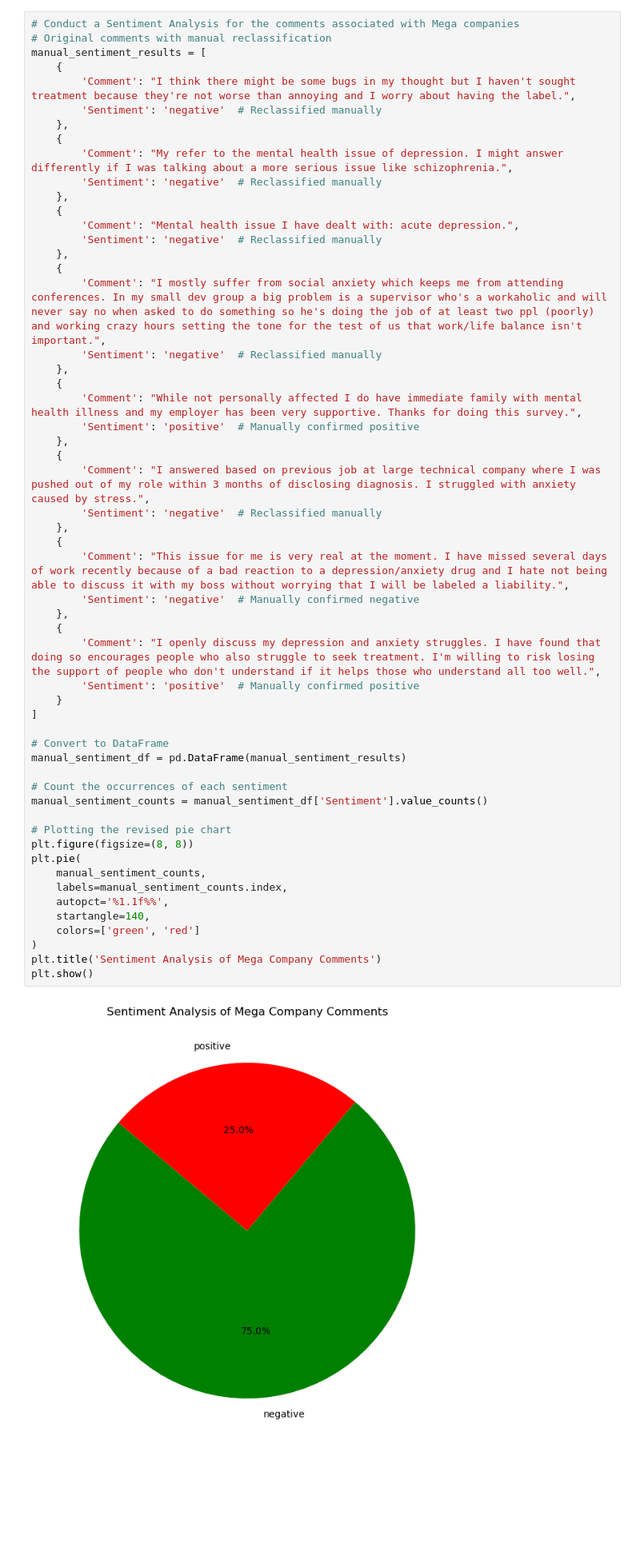
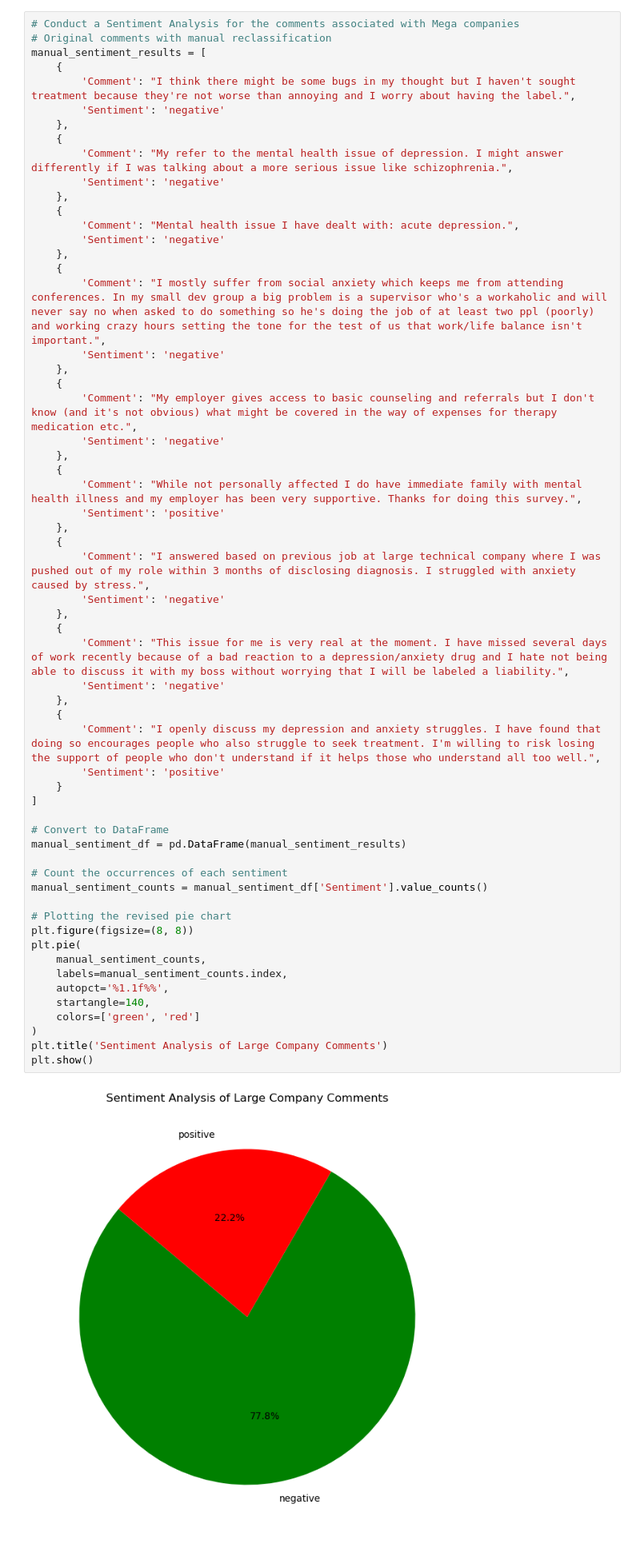
Before and after one commit to rinals/Proj3-grp4-Mentalhealth_Tech, a Jupyter notebook: tech_mental_health_analysis.ipynb, the cells around one changed output. Shown at 80% size. Drawn from its saved outputs; the diff is of its cells as text; blank space fills up the shorter version.

```diff
--- a/tech_mental_health_analysis.ipynb
+++ b/tech_mental_health_analysis.ipynb
@@ -745,55 +669,59 @@ Sentiment Analysis is conducted using TextBlob which calcualtes the polarity of
 manual_sentiment_results = [
     {
         'Comment': "I think there might be some bugs in my thought but I haven't sought treatment because they're not worse than annoying and I worry about having the label.",
-        'Sentiment': 'negative'  # Reclassified manually
+        'Sentiment': 'negative'
     },
     {
         'Comment': "My refer to the mental health issue of depression. I might answer differently if I was talking about a more serious issue like schizophrenia.",
-        'Sentiment': 'negative'  # Reclassified manually
+        'Sentiment': 'negative'
     },
     {
         'Comment': "Mental health issue I have dealt with: acute depression.",
-        'Sentiment': 'negative'  # Reclassified manually
+        'Sentiment': 'negative'
     },
     {
         'Comment': "I mostly suffer from social anxiety which keeps me from attending conferences. In my small dev group a big problem is a supervisor who's a workaholic and will never say no when asked to do something so he's doing the job of at least two ppl (poorly) and working crazy hours setting the tone for the test of us that work/life balance isn't important.",
-        'Sentiment': 'negative'  # Reclassified manually
+        'Sentiment': 'negative'
+    },
+    {
+        'Comment': "My employer gives access to basic counseling and referrals but I don't know (and it's not obvious) what might be covered in the way of expenses for therapy medication etc.",
+        'Sentiment': 'negative'
     },
     {
         'Comment': "While not personally affected I do have immediate family with mental health illness and my employer has been very supportive. Thanks for doing this survey.",
-        'Sentiment': 'positive'  # Manually confirmed positive
+        'Sentiment': 'positive'
     },
     {
         'Comment': "I answered based on previous job at large technical company where I was pushed out of my role within 3 months of disclosing diagnosis. I struggled with anxiety caused by stress.",
-        'Sentiment': 'negative'  # Reclassified manually
+        'Sentiment': 'negative'
     },
     {
         'Comment': "This issue for me is very real at the moment. I have missed several days of work recently because of a bad reaction to a depression/anxiety drug and I hate not being able to discuss it with my boss without worrying that I will be labeled a liability.",
-        'Sentiment': 'negative'  # Manually confirmed negative
+        'Sentiment': 'negative'
     },
     {
         'Comment': "I openly discuss my depression and anxiety struggles. I have found that doing so encourages people who also struggle to seek treatment. I'm willing to risk losing the support of people who don't understand if it helps those who understand all too well.",
-        'Sentiment': 'positive'  # Manually confirmed positive
+        'Sentiment': 'positive'
     }
 ]
 
 # Convert to DataFrame
 manual_sentiment_df = pd.DataFrame(manual_sentiment_results)
 
 # Count the occurrences of each sentiment
 manual_sentiment_counts = manual_sentiment_df['Sentiment'].value_counts()
 
 # Plotting the revised pie chart
 plt.figure(figsize=(8, 8))
 plt.pie(
     manual_sentiment_counts,
     labels=manual_sentiment_counts.index,
     autopct='%1.1f%%',
     startangle=140,
     colors=['green', 'red']
 )
-plt.title('Sentiment Analysis of Mega Company Comments')
+plt.title('Sentiment Analysis of Large Company Comments')
 plt.show()
 # %% [output]
-[figure, old version]
+[figure, new version]
 # %%
```
Also changed, not shown: parts of 15 cells of this notebook.
